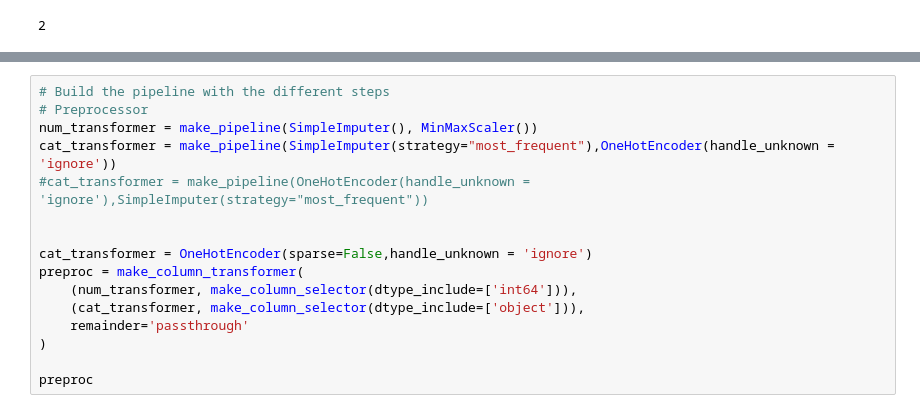
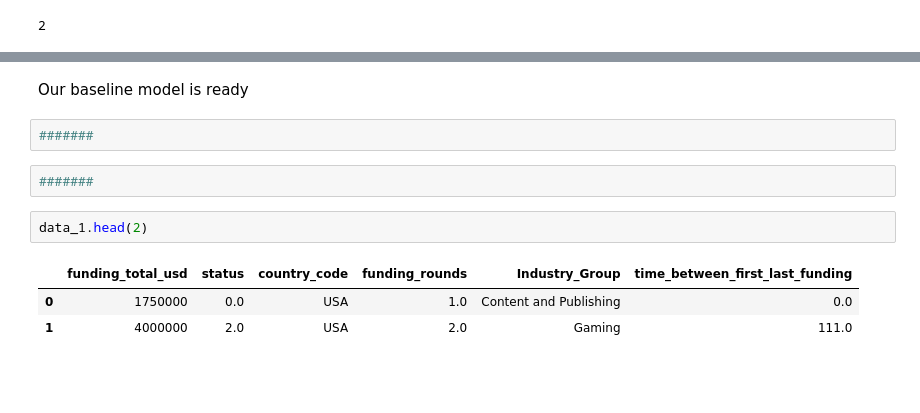
Before and after one commit to aamruth/triumph-venture, a Jupyter notebook: notebooks/data_preparation_deepa_01.ipynb, the cells around one changed output, grey strips where cells are left out. Saved outputs shown, nothing was run; the diff lists cells and outputs as text; blank space fills up the shorter version.

```diff
--- a/notebooks/data_preparation_deepa_01.ipynb
+++ b/notebooks/data_preparation_deepa_01.ipynb
@@ -297,16 +457,12 @@ data_1['existence_between_founded_at_last_funding_at'] = (pd.to_datetime(data_1[
+# %% [markdown]
+Our baseline model is ready
+# %%
+#######
 # %%
-# Build the pipeline with the different steps
-# Preprocessor
-num_transformer = make_pipeline(SimpleImputer(), MinMaxScaler())
-cat_transformer = make_pipeline(SimpleImputer(strategy="most_frequent"),OneHotEncoder(handle_unknown = 'ignore'))
-#cat_transformer = make_pipeline(OneHotEncoder(handle_unknown = 'ignore'),SimpleImputer(strategy="most_frequent"))
-
-
-cat_transformer = OneHotEncoder(sparse=False,handle_unknown = 'ignore')
-preproc = make_column_transformer(
-    (num_transformer, make_column_selector(dtype_include=['int64'])),
-    (cat_transformer, make_column_selector(dtype_include=['object'])),
-    remainder='passthrough'
-)
-
-preproc
+#######
+# %%
+data_1.head(2)
+# %% [output]
+|  | funding_total_usd | status | country_code | funding_rounds | Industry_Group | time_between_first_last_funding |
+| 0 | 1750000 | 0.0 | USA | 1.0 | Content and Publishing | 0.0 |
+| 1 | 4000000 | 2.0 | USA | 2.0 | Gaming | 111.0 |
```
Also changed, not shown: parts of 53 cells of this notebook.
